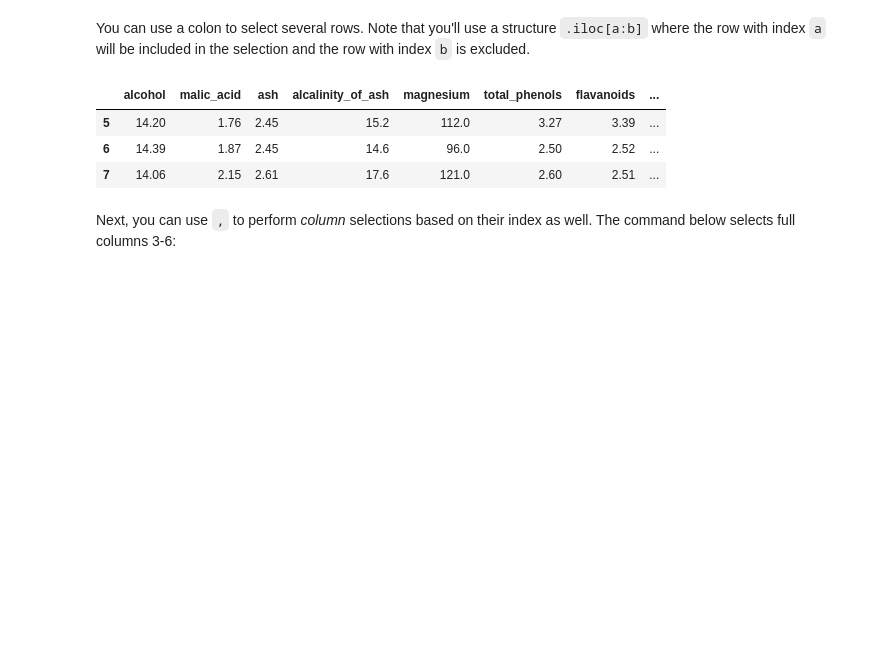
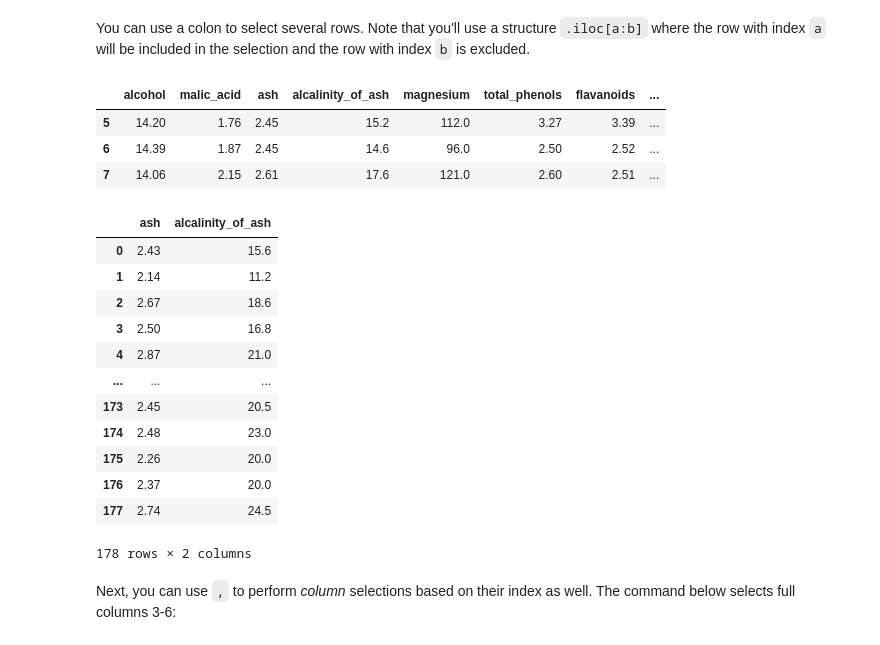
Before and after one commit to AKN4/accessing-data-with-pandas-onl01-dtsc-ft-012120, a Jupyter notebook: index.ipynb, the cells around one changed output. Cells and saved outputs as stored; diff of their text form; code cells hidden in the pictures; blank space fills up the shorter version.

```diff
--- a/index.ipynb
+++ b/index.ipynb
@@ -208,6 +208,22 @@ df.iloc[5:8]
 | 5 | 14.20 | 1.76 | 2.45 | 15.2 | 112.0 | 3.27 | 3.39 | ... |
 | 6 | 14.39 | 1.87 | 2.45 | 14.6 | 96.0 | 2.50 | 2.52 | ... |
 | 7 | 14.06 | 2.15 | 2.61 | 17.6 | 121.0 | 2.60 | 2.51 | ... |
+# %%
+df.iloc [:,2:4]
+# %% [output]
+|  | ash | alcalinity_of_ash |
+| 0 | 2.43 | 15.6 |
+| 1 | 2.14 | 11.2 |
+| 2 | 2.67 | 18.6 |
+| 3 | 2.50 | 16.8 |
+| 4 | 2.87 | 21.0 |
+| ... | ... | ... |
+| 173 | 2.45 | 20.5 |
+| 174 | 2.48 | 23.0 |
+| 175 | 2.26 | 20.0 |
+| 176 | 2.37 | 20.0 |
+| 177 | 2.74 | 24.5 |
+178 rows × 2 columns
 # %% [markdown]
 Next, you can use `,` to perform *column* selections based on their index as well. The command below selects full columns 3-6:
 # %%
```
Also changed, not shown: parts of 9 cells of this notebook.
